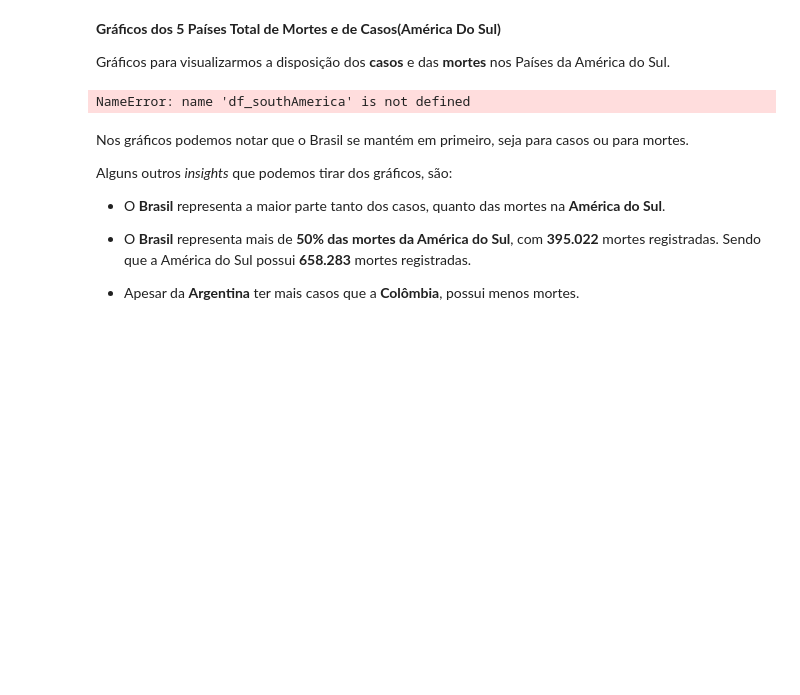
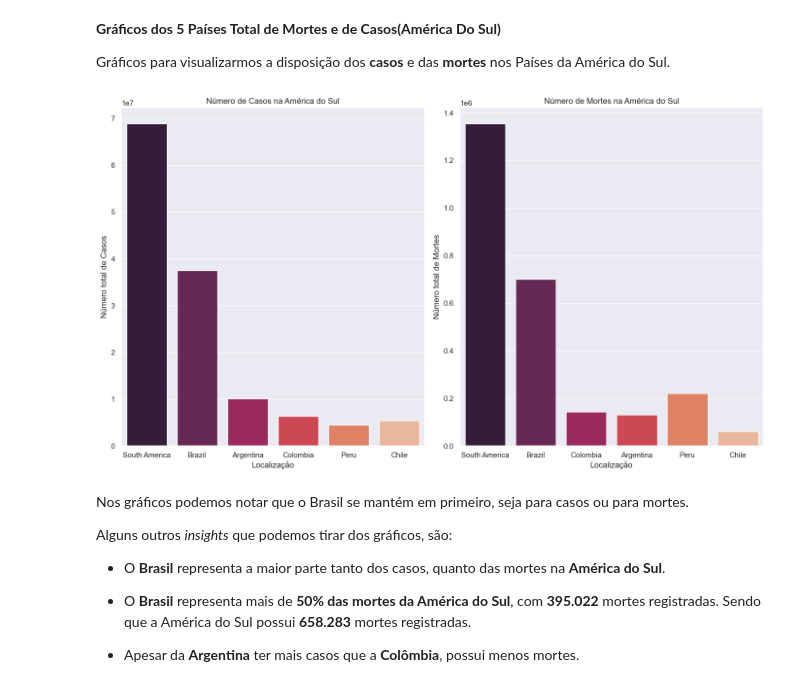
Before and after one commit to leaop/Graduation, a Jupyter notebook: 5 semestre/projeto integrador/Análise_de_Dados_do_Panorama_da_COVID_19_no_Brasil_e_no_Mundo.ipynb, the cells around one changed output. Cells and saved outputs as stored; diff of their text form; code cells hidden in the pictures; blank space fills up the shorter version.

```diff
--- a/5 semestre/projeto integrador/Análise_de_Dados_do_Panorama_da_COVID_19_no_Brasil_e_no_Mundo.ipynb
+++ b/5 semestre/projeto integrador/Análise_de_Dados_do_Panorama_da_COVID_19_no_Brasil_e_no_Mundo.ipynb
@@ -731,36 +780,36 @@ CHL = df_southAmerica.loc[df_southAmerica.iso_code == 'CHL']
 
 # Localizando os dados sobre a América do Sul
 SAM = df_clean.loc[df_clean.iso_code == 'OWID_SAM']
 
 # Criando DataFrame com Países da América do Sul
-southAmerica_casos = SAM.append(BRA).append(ARG).append(COL).append(PER).append(CHL)
-southAmerica_mortes = SAM.append(BRA).append(COL).append(ARG).append(PER).append(CHL)
+southAmerica_casos = pd.concat([SAM, BRA, ARG, COL, PER, CHL])
+southAmerica_mortes = pd.concat([SAM, BRA, COL, ARG, PER, CHL])
 
 # Localizando variáveis na Data mais recente
 total_casos_southAmerica = southAmerica_casos.loc[southAmerica_casos.date == '2024-04-30',['date', 'location', 'total_cases']].sort_values(by='total_cases', ascending=False)
 total_mortes_southAmerica = southAmerica_mortes.loc[southAmerica_mortes.date == '2024-04-30',['date', 'location', 'total_deaths']].sort_values(by='total_deaths', ascending=False)
 
 # Plotando Gráficos De Barras
 fig, ax = plt.subplots(nrows=1, ncols=2, figsize=(14, 8))
 
 # Gráfico 1
 sns.barplot(x='location', y=total_casos_southAmerica['total_cases'], data=southAmerica_casos, palette='rocket', ax=ax[0])
 ax[0].set_title('Número de Casos na América do Sul')
 ax[0].set_ylabel('Número total de Casos')
 ax[0].set_xlabel('Localização')
 
 # Gráfico 2
 sns.barplot(x='location', y=total_mortes_southAmerica['total_deaths'], data=southAmerica_mortes, palette='rocket', ax=ax[1])
 ax[1].set_title('Número de Mortes na América do Sul')
 ax[1].set_ylabel('Número total de Mortes')
 ax[1].set_xlabel('Localização')
 
 plt.tight_layout();
 
 # Salvar Imagem
 fig.savefig('barrasCovidSAM.png')
 # %% [output]
-NameError: name 'df_southAmerica' is not defined
+[figure, added]
 # %% [markdown]
 Nos gráficos podemos notar que o Brasil se mantém em primeiro, seja para casos ou para mortes.
 
```
Also changed, not shown: parts of 20 cells of this notebook, 4 other files.
